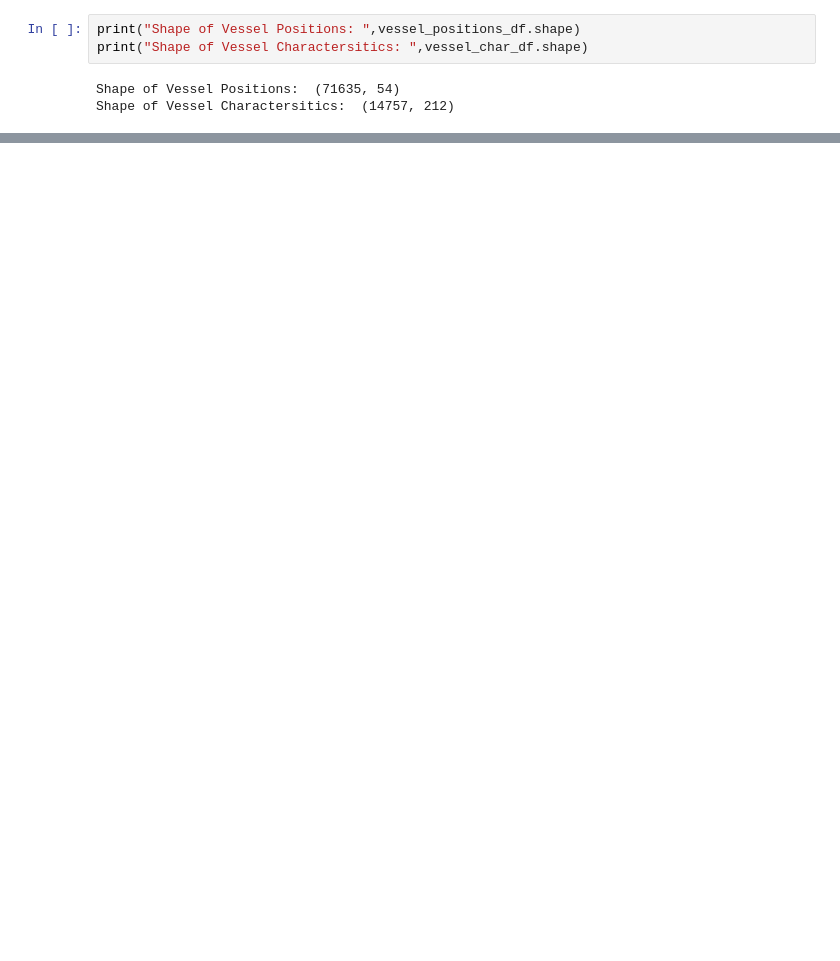
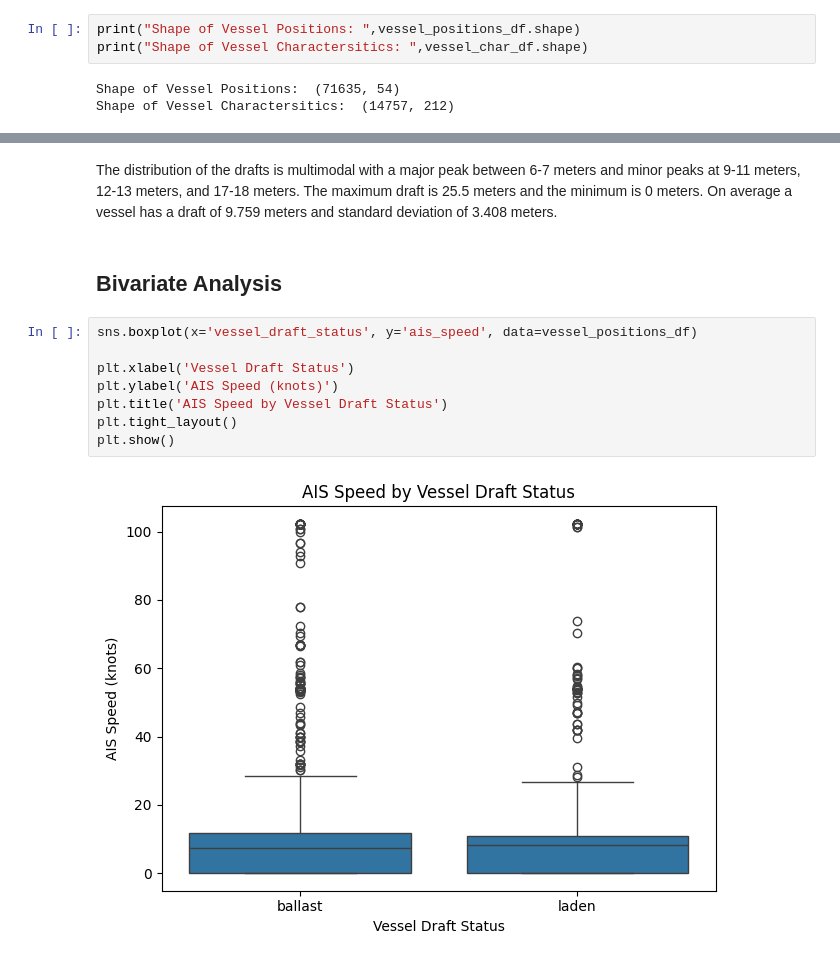
Before and after one commit to Mustafashraf/vessel_test, a Jupyter notebook: vessel_test.ipynb, the cells around one changed output, grey strips where cells are left out. Drawn from its saved outputs; the diff is of its cells as text; blank space fills up the shorter version.

```diff
--- a/vessel_test.ipynb
+++ b/vessel_test.ipynb
@@ -91,0 +116,14 @@ dtype: int64
+# %% [markdown]
+The distribution of the drafts is multimodal with a major peak between 6-7 meters and minor peaks at 9-11 meters, 12-13 meters, and 17-18 meters. The maximum draft is 25.5 meters and the minimum is 0 meters. On average a vessel has a draft of 9.759 meters and standard deviation of 3.408 meters.
+# %% [markdown]
+## Bivariate Analysis
+# %%
+sns.boxplot(x='vessel_draft_status', y='ais_speed', data=vessel_positions_df)
+
+plt.xlabel('Vessel Draft Status')
+plt.ylabel('AIS Speed (knots)')
+plt.title('AIS Speed by Vessel Draft Status')
+plt.tight_layout()
+plt.show()
+# %% [output]
+[figure, added]
```
Also changed, not shown: parts of 24 cells of this notebook.
